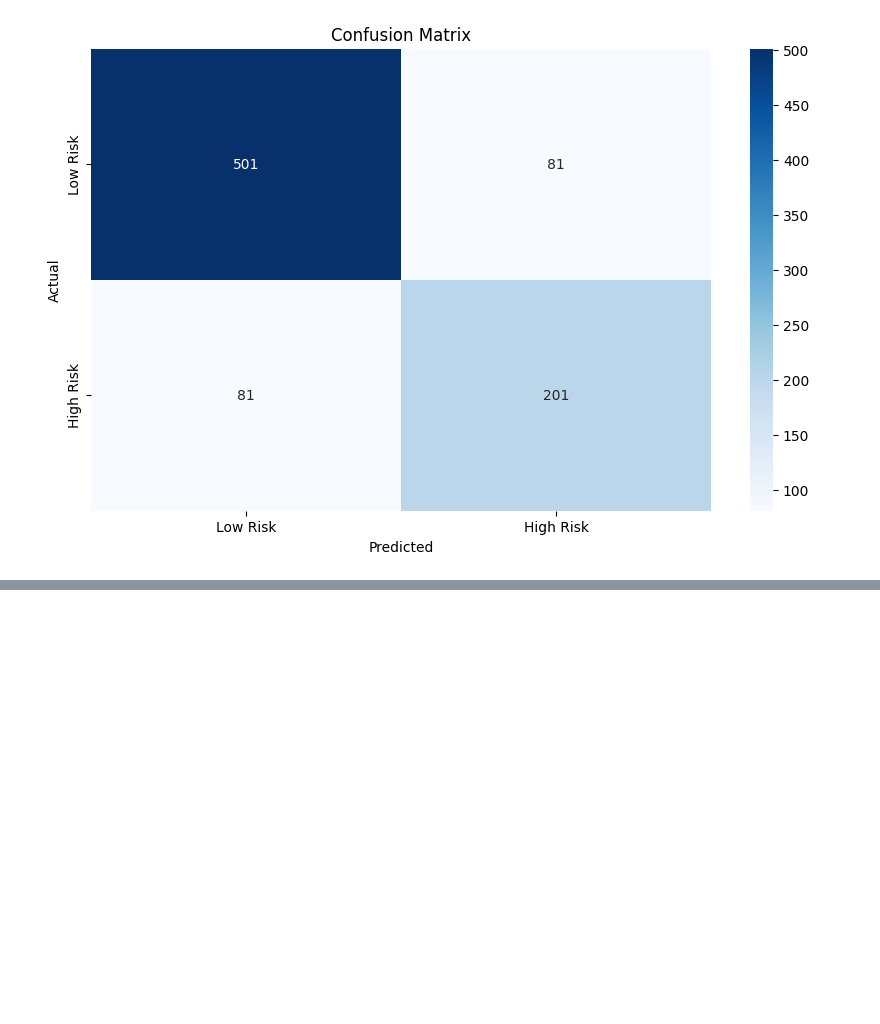
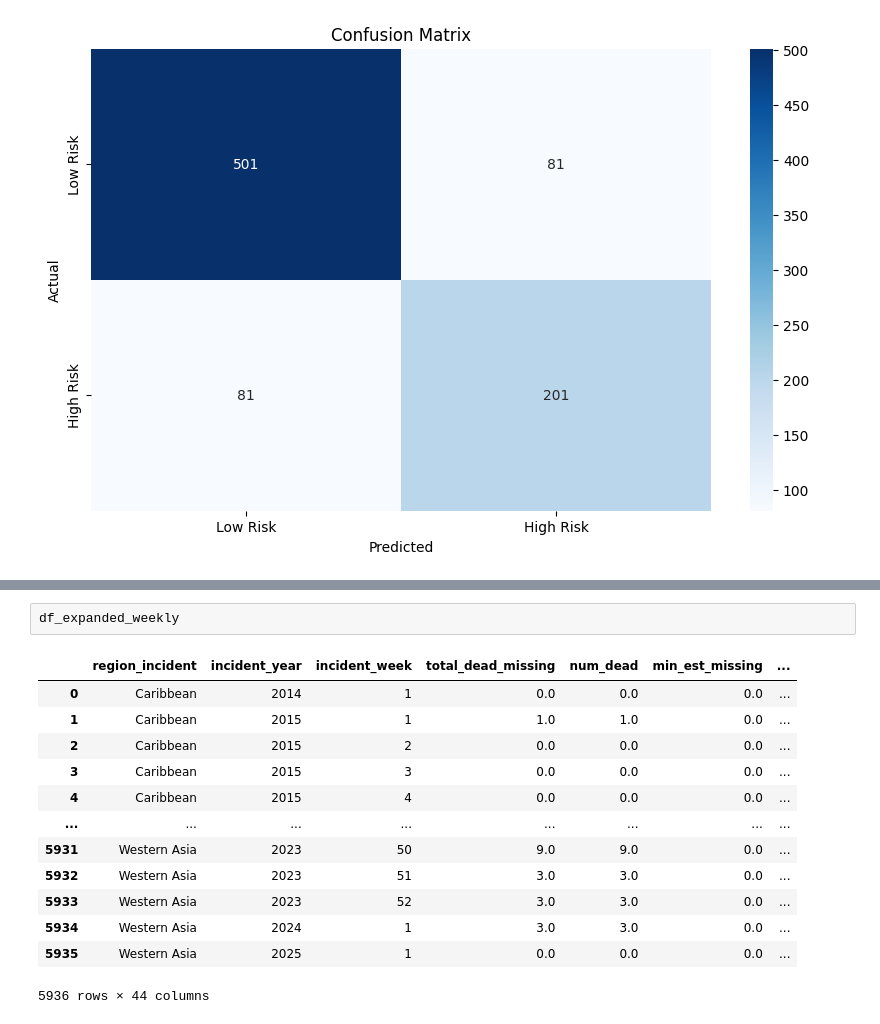
Before and after one commit to SiddhanthNB/global-migration-fatality, a Jupyter notebook: main.ipynb, the cells around one changed output, grey strips where cells are left out. Cells and saved outputs as stored; diff of their text form; blank space fills up the shorter version.

```diff
--- a/main.ipynb
+++ b/main.ipynb
@@ -1424,0 +1415,16 @@ X_test_with_predictions.head(10)
+# %%
+df_expanded_weekly
+# %% [output]
+|  | region_incident | incident_year | incident_week | total_dead_missing | num_dead | min_est_missing | ... |
+| 0 | Caribbean | 2014 | 1 | 0.0 | 0.0 | 0.0 | ... |
+| 1 | Caribbean | 2015 | 1 | 1.0 | 1.0 | 0.0 | ... |
+| 2 | Caribbean | 2015 | 2 | 0.0 | 0.0 | 0.0 | ... |
+| 3 | Caribbean | 2015 | 3 | 0.0 | 0.0 | 0.0 | ... |
+| 4 | Caribbean | 2015 | 4 | 0.0 | 0.0 | 0.0 | ... |
+| ... | ... | ... | ... | ... | ... | ... | ... |
+| 5931 | Western Asia | 2023 | 50 | 9.0 | 9.0 | 0.0 | ... |
+| 5932 | Western Asia | 2023 | 51 | 3.0 | 3.0 | 0.0 | ... |
+| 5933 | Western Asia | 2023 | 52 | 3.0 | 3.0 | 0.0 | ... |
+| 5934 | Western Asia | 2024 | 1 | 3.0 | 3.0 | 0.0 | ... |
+| 5935 | Western Asia | 2025 | 1 | 0.0 | 0.0 | 0.0 | ... |
+5936 rows × 44 columns
```
Also changed, not shown: parts of 5 cells of this notebook.
